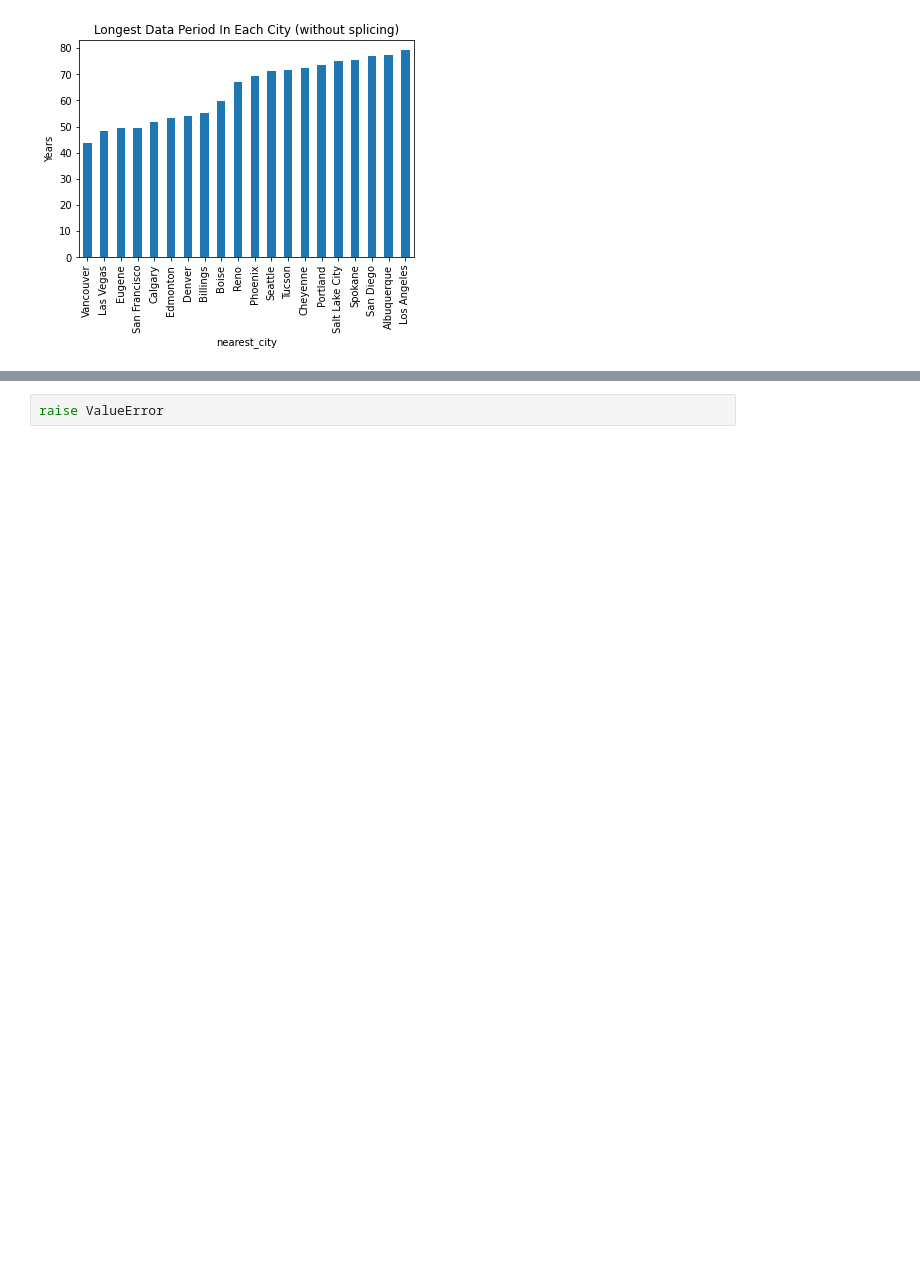
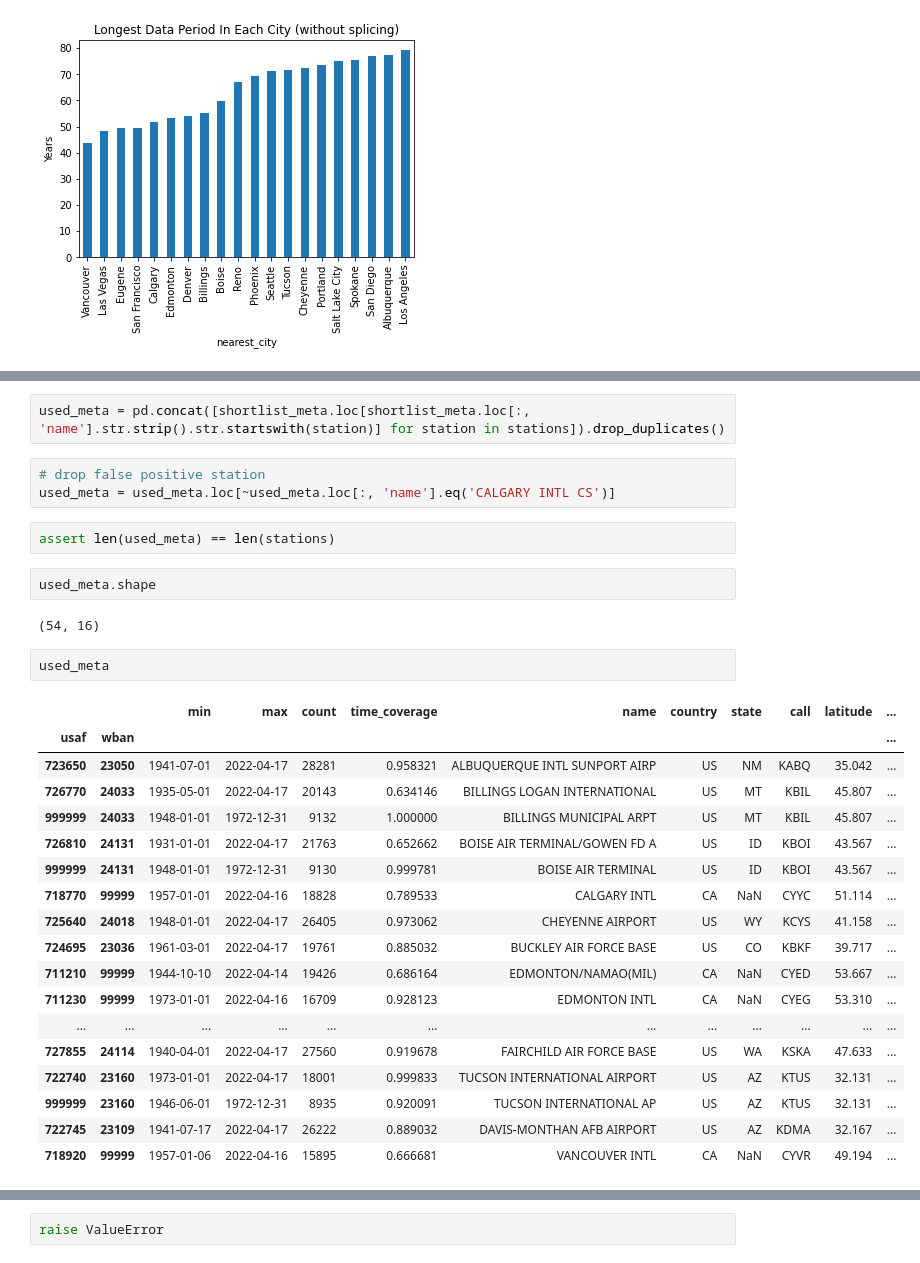
Before and after one commit to catalyst-cooperative/historical_weather, a Jupyter notebook: notebooks/03-tb-timeseries_availabilty.ipynb, the cells around one changed output, grey strips where cells are left out. Drawn from its saved outputs; the diff is of its cells as text; blank space fills up the shorter version.

Commit message:
select stations and examine trends

```diff
--- a/notebooks/03-tb-timeseries_availabilty.ipynb
+++ b/notebooks/03-tb-timeseries_availabilty.ipynb
@@ -198,0 +272,32 @@ Text(0, 0.5, 'Years')
+# %%
+used_meta = pd.concat([shortlist_meta.loc[shortlist_meta.loc[:, 'name'].str.strip().str.startswith(station)] for station in stations]).drop_duplicates()
+# %%
+# drop false positive station
+used_meta = used_meta.loc[~used_meta.loc[:, 'name'].eq('CALGARY INTL CS')]
+# %%
+assert len(used_meta) == len(stations)
+# %%
+used_meta.shape
+# %% [output]
+(54, 16)
+# %%
+used_meta
+# %% [output]
+|  |  | min | max | count | time_coverage | name | country | state | call | latitude | ... |
+| usaf | wban |  |  |  |  |  |  |  |  |  | ... |
+| 723650 | 23050 | 1941-07-01 | 2022-04-17 | 28281 | 0.958321 | ALBUQUERQUE INTL SUNPORT AIRP | US | NM | KABQ | 35.042 | ... |
+| 726770 | 24033 | 1935-05-01 | 2022-04-17 | 20143 | 0.634146 | BILLINGS LOGAN INTERNATIONAL | US | MT | KBIL | 45.807 | ... |
+| 999999 | 24033 | 1948-01-01 | 1972-12-31 | 9132 | 1.000000 | BILLINGS MUNICIPAL ARPT | US | MT | KBIL | 45.807 | ... |
+| 726810 | 24131 | 1931-01-01 | 2022-04-17 | 21763 | 0.652662 | BOISE AIR TERMINAL/GOWEN FD A | US | ID | KBOI | 43.567 | ... |
+| 999999 | 24131 | 1948-01-01 | 1972-12-31 | 9130 | 0.999781 | BOISE AIR TERMINAL | US | ID | KBOI | 43.567 | ... |
+| 718770 | 99999 | 1957-01-01 | 2022-04-16 | 18828 | 0.789533 | CALGARY INTL | CA | NaN | CYYC | 51.114 | ... |
+| 725640 | 24018 | 1948-01-01 | 2022-04-17 | 26405 | 0.973062 | CHEYENNE AIRPORT | US | WY | KCYS | 41.158 | ... |
+| 724695 | 23036 | 1961-03-01 | 2022-04-17 | 19761 | 0.885032 | BUCKLEY AIR FORCE BASE | US | CO | KBKF | 39.717 | ... |
+| 711210 | 99999 | 1944-10-10 | 2022-04-14 | 19426 | 0.686164 | EDMONTON/NAMAO(MIL) | CA | NaN | CYED | 53.667 | ... |
+| 711230 | 99999 | 1973-01-01 | 2022-04-16 | 16709 | 0.928123 | EDMONTON INTL | CA | NaN | CYEG | 53.310 | ... |
+| ... | ... | ... | ... | ... | ... | ... | ... | ... | ... | ... | ... |
+| 727855 | 24114 | 1940-04-01 | 2022-04-17 | 27560 | 0.919678 | FAIRCHILD AIR FORCE BASE | US | WA | KSKA | 47.633 | ... |
+| 722740 | 23160 | 1973-01-01 | 2022-04-17 | 18001 | 0.999833 | TUCSON INTERNATIONAL AIRPORT | US | AZ | KTUS | 32.131 | ... |
+| 999999 | 23160 | 1946-06-01 | 1972-12-31 | 8935 | 0.920091 | TUCSON INTERNATIONAL AP | US | AZ | KTUS | 32.131 | ... |
+| 722745 | 23109 | 1941-07-17 | 2022-04-17 | 26222 | 0.889032 | DAVIS-MONTHAN AFB AIRPORT | US | AZ | KDMA | 32.167 | ... |
+| 718920 | 99999 | 1957-01-06 | 2022-04-16 | 15895 | 0.666681 | VANCOUVER INTL | CA | NaN | CYVR | 49.194 | ... |
```
Also changed, not shown: parts of 17 cells of this notebook, 1 other file.
